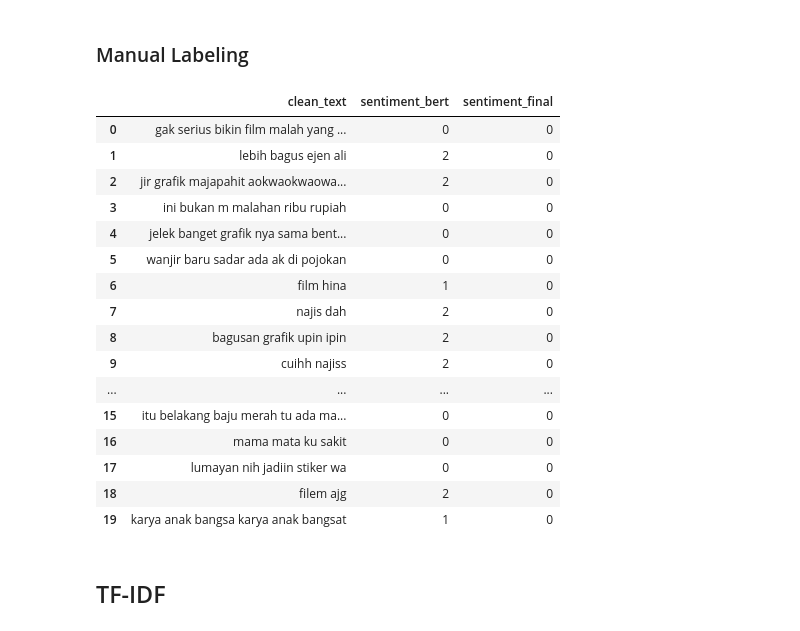
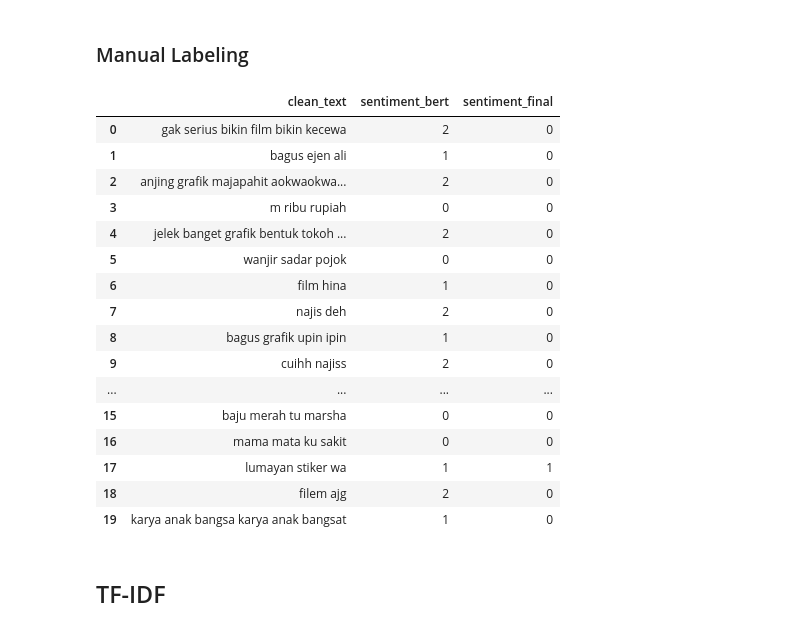
Before and after one commit to aisyahbelajar/Analisis-sentiment-film-merah-putih-one-for-all, a Jupyter notebook: mix_Method.ipynb, the cells around one changed output. Drawn from its saved outputs; the diff is of its cells as text; code cells hidden in the pictures.

```diff
--- a/mix_Method.ipynb
+++ b/mix_Method.ipynb
@@ -39,6 +52,8 @@ Saving youtube-comments-OfficialTrailerMERAHPUTIHONEFORALLCinépolisIndonesia.cs
 # %% [markdown]
 ## Pre Processing Data
 # %%
+nltk.download('stopwords')
+stop_words = set(stopwords.words('indonesian'))
 # Buat kolom clean_text
 def clean_text(text):
     text = text.lower()  # jadi huruf kecil semua
@@ -48,6 +63,9 @@ def clean_text(text):
     text = re.sub(r"#\w+", "", text)  # hapus hashtag
     text = re.sub(r"[^a-zA-Z\s]", "", text)  # hapus tanda baca & angka
     text = re.sub(r"\s+", " ", text).strip()  # hapus spasi berlebih
+    words = text.split()
+    words = [w for w in words if w not in stop_words]
+    text = " ".join(words)
     return text
 
 df['clean_text'] = df['Comment'].apply(clean_text)
@@ -63,0 +205,24 @@ df[['Comment', 'clean_text']].head()
+# %%
+# Upload file CSV
+uploaded = files.upload()
+
+# Ambil nama file pertama yang diupload
+file_name = list(uploaded.keys())[0]
+
+kamus_slang = pd.read_csv(file_name, encoding='latin-1', header=None)
+kamus_slang.columns = ['slang', 'formal']
+
+# Buat dictionary
+slang_dict = dict(zip(kamus_slang['slang'], kamus_slang['formal']))
+
+# Normalisasi slang
+def normalize_slang(text):
+    words = text.split()
+    normalized_words = [slang_dict.get(word, word) for word in words]
+    return ' '.join(normalized_words)
+
+# Terapkan ke dataset
+df['clean_text'] = df['clean_text'].apply(normalize_slang)
+
+# Cek hasil
+df[['Comment', 'clean_text']]
@@ -63,0 +245,13 @@ df[['Comment', 'clean_text']].head()
+# %%
+# Inisialisasi Stemmer Sastrawi - mengubah kata berimbuhan menjadi kata dasar.
+# Contoh: “berlari” → “lari”, “makanan” → “makan”.
+stemmer_factory = StemmerFactory()
+stemmer = stemmer_factory.create_stemmer()
+
+def stemming_text(text):
+    return stemmer.stem(text)
+
+df['clean_text'] = df['clean_text'].apply(stemming_text)
+
+# Cek hasilnya
+df[['Comment', 'clean_text']]
@@ -109,34 +408,34 @@ df[['clean_text', 'sentiment_bert']].head(10)
 # %%
 def auto_label_with_bert(text, bert_label_value):
     positif = [ 'keren', 'hebat', 'seru', 'lucu', 'mantap', 'recommended']
-    negatif = ['buruk','bangsat', 'kecewa', 'jelek', 'ngebosenin', 'cringe', 'hujat', 'lebih bagus', 'hina', 'bagusan','najis','majapahit','anjir','deepweb','sakit','grafik','konyol','berhenti','malu','burik','buriq','insto','sekarat','monyet','dosa','anjing','koruptor','cok','jumbo','eek','kecewa','anying','jembut','gaje','ngakak','bendera','edan','dislike','aib','kontol','wkwk','rabun','report','ajg','boomer']
+    negatif = ['buruk','sampah','bangsat', 'kecewa', 'jelek', 'ngebosenin', 'cringe', 'hujat', 'lebih bagus', 'hina', 'bagusan','najis','majapahit','anjir','deepweb','sakit','grafik','konyol','berhenti','malu','burik','buriq','insto','sekarat','monyet','dosa','anjing','koruptor','cok','jumbo','eek','kecewa','anying','jembut','gaje','ngakak','bendera','edan','dislike','aib','kontol','wkwk','rabun','report','ajg','boomer','ejen']
 
     # Kalau ada kata positif/negatif di teks → override hasil BERT
     if any(word in text for word in positif):
         return 1  # positif
     elif any(word in text for word in negatif):
         return 0  # negatif
     else:
         return bert_label_value  # kalau tidak kena rule, pakai hasil BERT
 
 df['sentiment_final'] = df.apply(lambda row: auto_label_with_bert(row['clean_text'], row['sentiment_bert']), axis=1)
 df[['clean_text', 'sentiment_bert', 'sentiment_final']].head(20)
 # %% [output]
 |  | clean_text | sentiment_bert | sentiment_final |
-| 0 | gak serius bikin film malah yang ... | 0 | 0 |
-| 1 | lebih bagus ejen ali | 2 | 0 |
-| 2 | jir grafik majapahit aokwaokwaowa... | 2 | 0 |
-| 3 | ini bukan m malahan ribu rupiah | 0 | 0 |
-| 4 | jelek banget grafik nya sama bent... | 0 | 0 |
-| 5 | wanjir baru sadar ada ak di pojokan | 0 | 0 |
+| 0 | gak serius bikin film bikin kecewa | 2 | 0 |
+| 1 | bagus ejen ali | 1 | 0 |
+| 2 | anjing grafik majapahit aokwaokwa... | 2 | 0 |
+| 3 | m ribu rupiah | 0 | 0 |
+| 4 | jelek banget grafik bentuk tokoh ... | 2 | 0 |
+| 5 | wanjir sadar pojok | 0 | 0 |
 | 6 | film hina | 1 | 0 |
-| 7 | najis dah | 2 | 0 |
-| 8 | bagusan grafik upin ipin | 2 | 0 |
+| 7 | najis deh | 2 | 0 |
+| 8 | bagus grafik upin ipin | 1 | 0 |
 | 9 | cuihh najiss | 2 | 0 |
 | ... | ... | ... | ... |
-| 15 | itu belakang baju merah tu ada ma... | 0 | 0 |
+| 15 | baju merah tu marsha | 0 | 0 |
 | 16 | mama mata ku sakit | 0 | 0 |
-| 17 | lumayan nih jadiin stiker wa | 0 | 0 |
+| 17 | lumayan stiker wa | 1 | 1 |
 | 18 | filem ajg | 2 | 0 |
 | 19 | karya anak bangsa karya anak bangsat | 1 | 0 |
 # %% [markdown]
```
Also changed, not shown: parts of 38 cells of this notebook.
